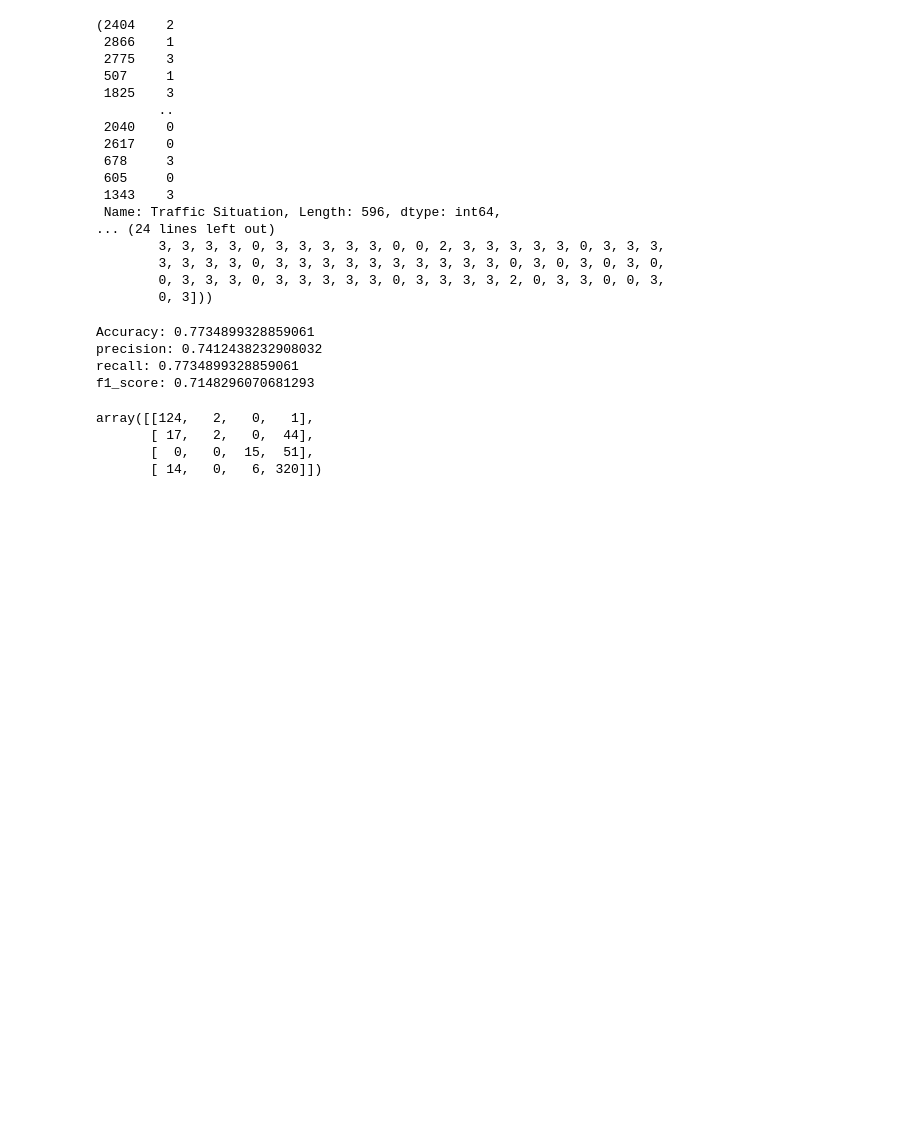
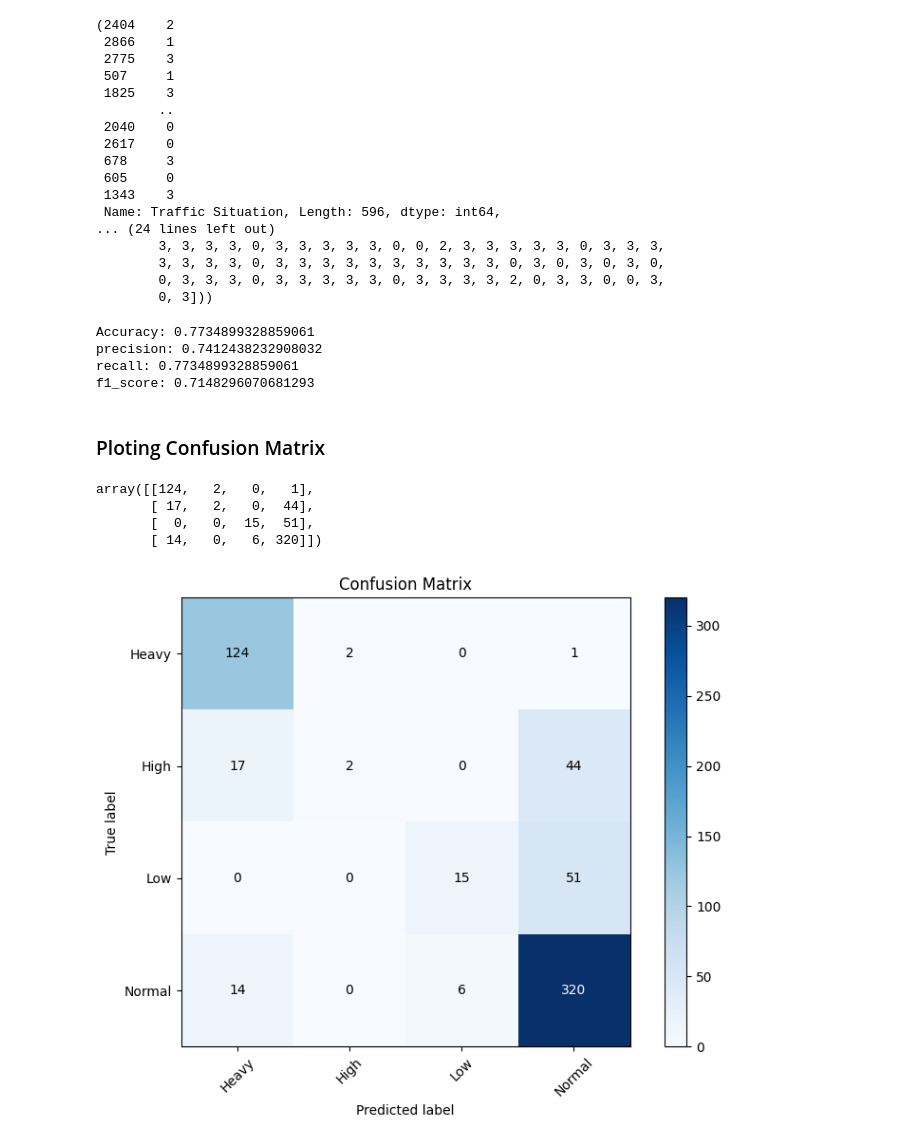
Before and after one commit to RohullahAkbari/Traffic_Predaction, a Jupyter notebook: Traffic_predaction.ipynb, the cells around one changed output. Drawn from its saved outputs; the diff is of its cells as text; code cells hidden in the pictures; blank space fills up the shorter version.

Commit message:
ploting confusion matrix

```diff
--- a/Traffic_predaction.ipynb
+++ b/Traffic_predaction.ipynb
@@ -161,7 +170,7 @@ scaler = MinMaxScaler()
 features[numeric_columns] = scaler.fit_transform(features[numeric_columns])
 
 # Encode the categorical feature 'midday' using LabelEncoder
-le_ = LabelEncoder()
+le = LabelEncoder()
 features['midday'] = le.fit_transform(features['midday'])
 features['Day of the week'] = le.fit_transform(features['Day of the week'])
 
@@ -294,10 +300,49 @@ Accuracy: 0.7734899328859061
 precision: 0.7412438232908032
 recall: 0.7734899328859061
 f1_score: 0.7148296070681293
-# %%
-cm
-# %% [output]
-array([[124,   2,   0,   1],
-       [ 17,   2,   0,  44],
-       [  0,   0,  15,  51],
-       [ 14,   0,   6, 320]])
+# %% [markdown]
+### Ploting Confusion Matrix
+# %%
+# Calculate confusion matrix
+cm = confusion_matrix(y_test, y_pred)
+
+cm
+# %% [output]
+array([[124,   2,   0,   1],
+       [ 17,   2,   0,  44],
+       [  0,   0,  15,  51],
+       [ 14,   0,   6, 320]])
+# %%
+
+def plot_confusion_matrix(confusion_matrix, classes):
+
+    plt.imshow(confusion_matrix, interpolation='nearest', cmap=plt.cm.Blues)
+    plt.title('Confusion Matrix')
+    plt.colorbar()
+
+    tick_marks = np.arange(len(classes))
+    plt.xticks(tick_marks, classes, rotation=45)
+    plt.yticks(tick_marks, classes)
+
+    fmt = 'd'
+    thresh = confusion_matrix.max() / 2.
+    for i in range(confusion_matrix.shape[0]):
+        for j in range(confusion_matrix.shape[1]):
+            plt.text(j, i, format(confusion_matrix[i, j], fmt),
+                     ha="center", va="center",
+                     color="white" if confusion_matrix[i, j] > thresh else "black")
+
+    plt.ylabel('True label')
+    plt.xlabel('Predicted label')
+    plt.tight_layout()
+
+    # Show the plot
+    plt.show()
+# %%
+
+# Plot the confusion matrix
+plt.figure(figsize=(8, 6))
+plot_confusion_matrix(cm, classes=['Heavy', 'High', 'Low', 'Normal'])
+plt.show()
+# %% [output]
+[figure, added]
```
Also changed, not shown: parts of 5 cells of this notebook.
